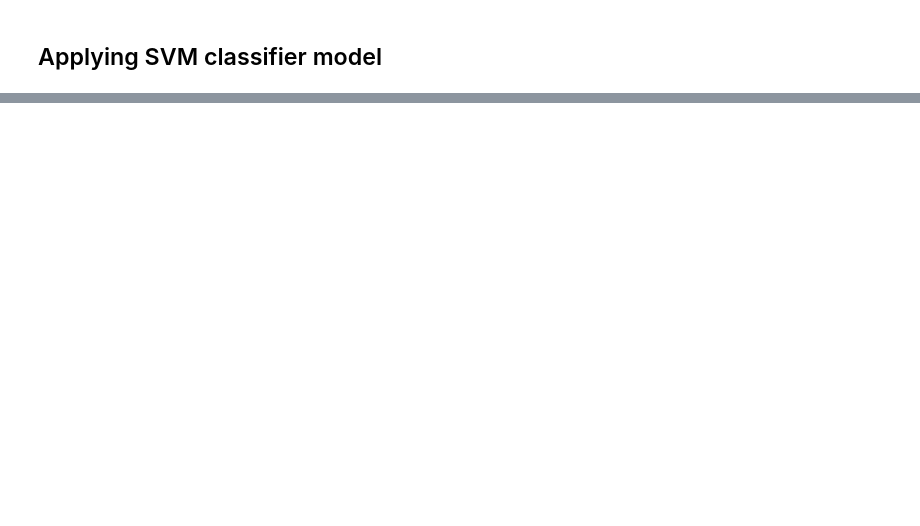
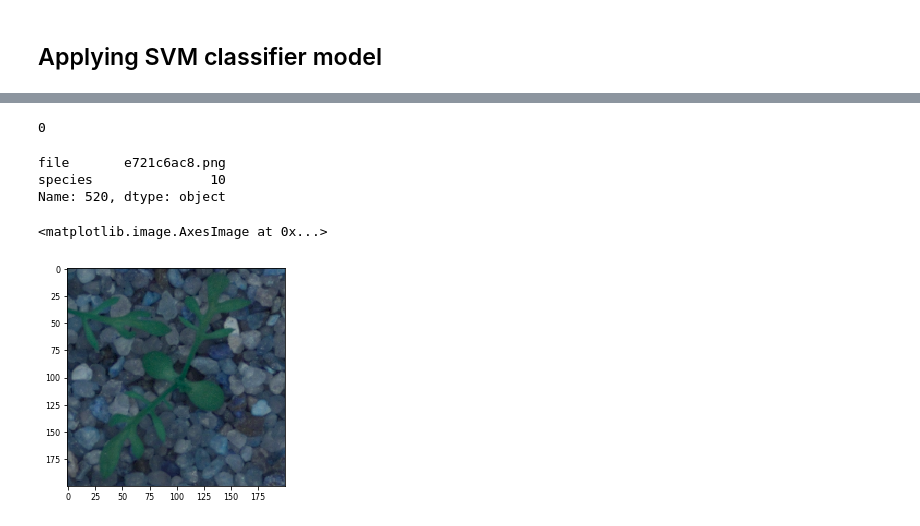
Before and after one commit to Anacriel/plant_seed_classification, a Jupyter notebook: notebooks/0.6-train-first-svm-model.ipynb, the cells around one changed output, grey strips where cells are left out. Cells and saved outputs as stored; diff of their text form; code cells hidden in the pictures; blank space fills up the shorter version.

```diff
--- a/notebooks/0.6-train-first-svm-model.ipynb
+++ b/notebooks/0.6-train-first-svm-model.ipynb
@@ -204,0 +251,3 @@ weighted avg       0.82      0.82      0.82      1424
+# %%
+data_dir = '../data/processed/'
+test_image_dir = os.path.join(data_dir, 'test')
@@ -204,0 +258,2 @@ weighted avg       0.82      0.82      0.82      1424
+# %%
+images, titles = vs.read_images(test_image_dir, data_type='test')
@@ -204,0 +294,4 @@ weighted avg       0.82      0.82      0.82      1424
+# %%
+y_test_pred[0]
+# %% [output]
+0
@@ -204,0 +302,11 @@ weighted avg       0.82      0.82      0.82      1424
+# %%
+submission_df.iloc[520]
+# %% [output]
+file       e721c6ac8.png
+species               10
+Name: 520, dtype: object
+# %%
+plt.imshow(images[7])
+# %% [output]
+<matplotlib.image.AxesImage at 0x...>
+[figure, added]
```
Also changed, not shown: parts of 48 cells of this notebook, 3 other files.
